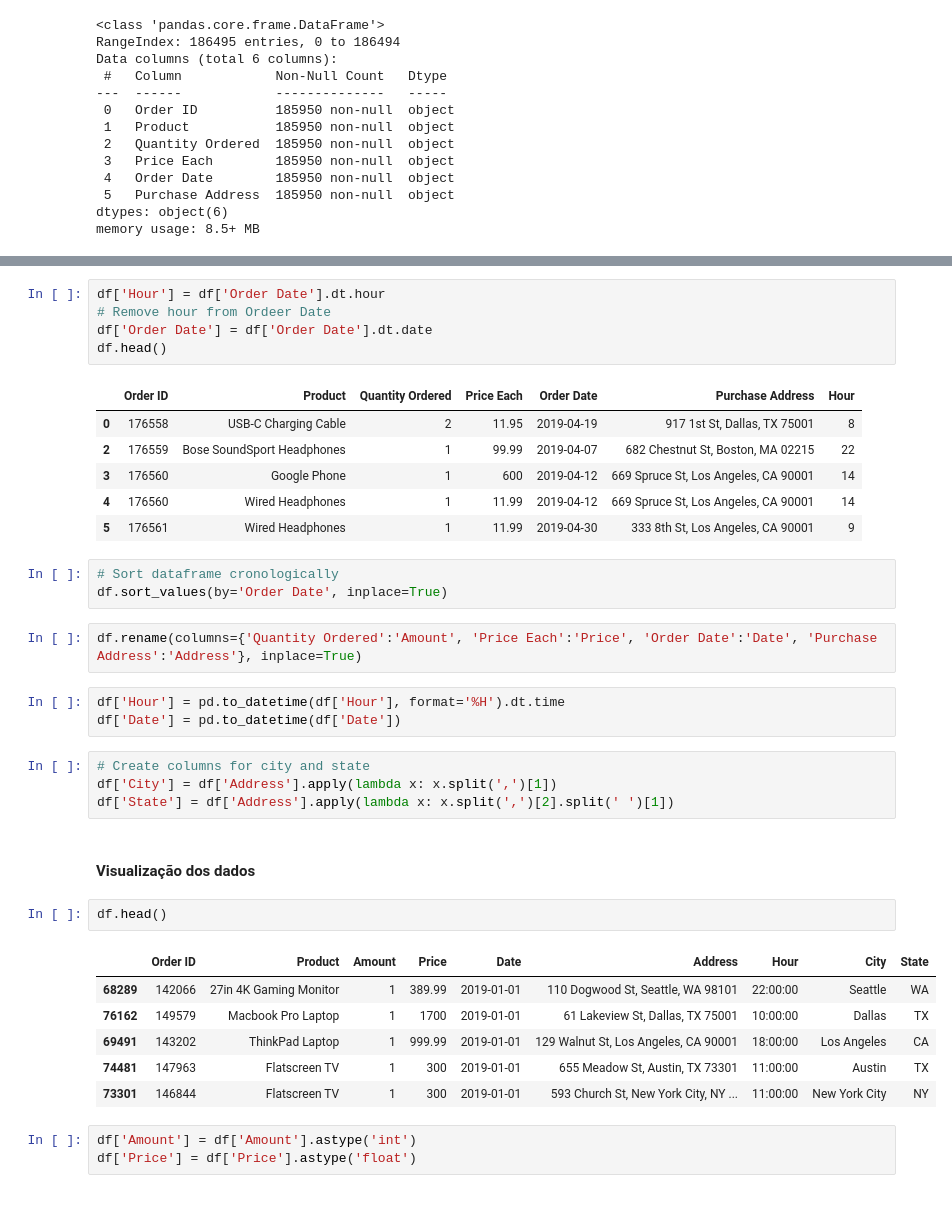
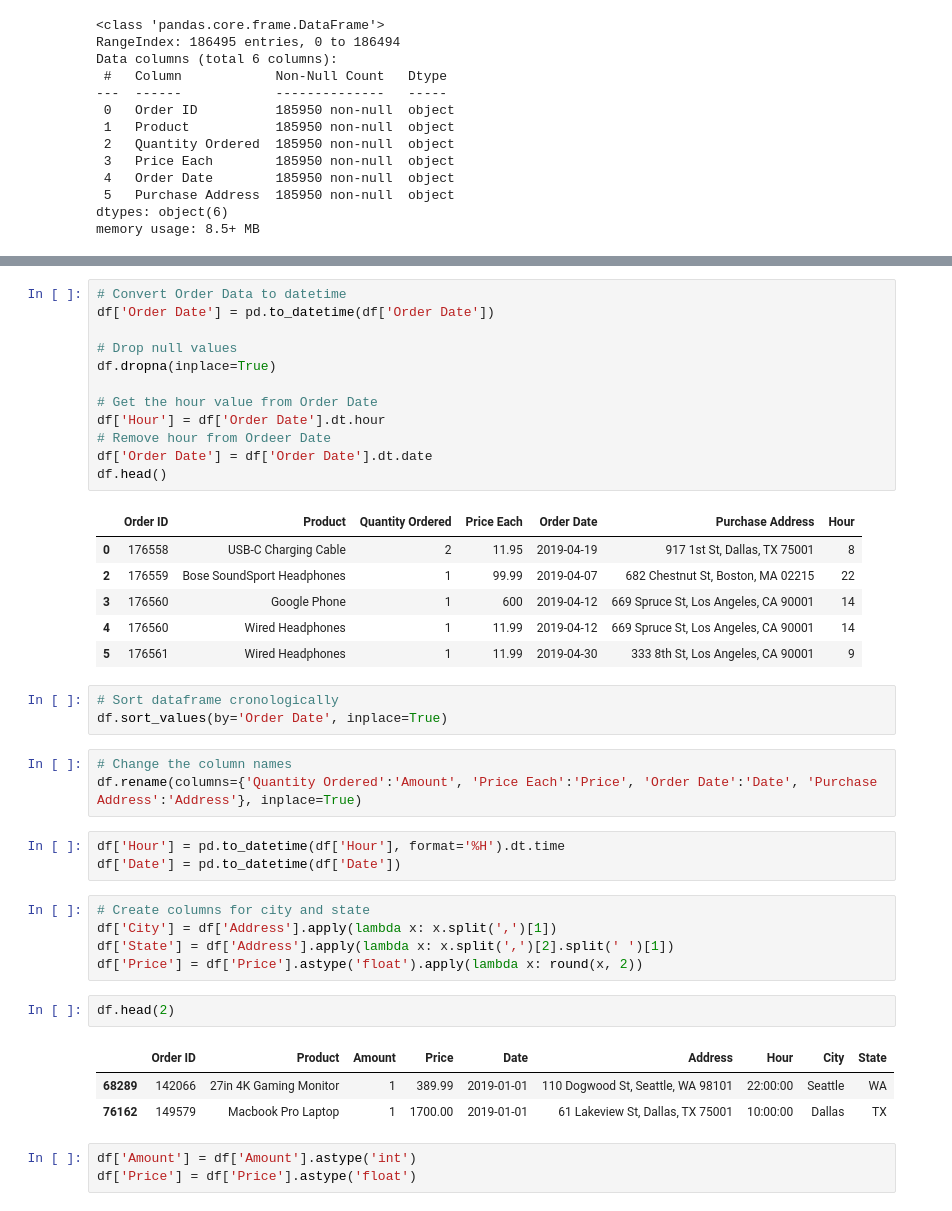
Before and after one commit to Gust4242/Forecasting-techniques, a Jupyter notebook: Forecasting algorithms.ipynb, the cells around one changed output, grey strips where cells are left out. Saved outputs shown, nothing was run; the diff lists cells and outputs as text.

```diff
--- a/Forecasting algorithms.ipynb
+++ b/Forecasting algorithms.ipynb
@@ -81,4 +77,11 @@ df.dropna(inplace=True)
 # %%
+# Convert Order Data to datetime
+df['Order Date'] = pd.to_datetime(df['Order Date'])
+
+# Drop null values
+df.dropna(inplace=True)
+
+# Get the hour value from Order Date
 df['Hour'] = df['Order Date'].dt.hour
 # Remove hour from Ordeer Date
 df['Order Date'] = df['Order Date'].dt.date
@@ -94,6 +97,7 @@ df.head()
 # Sort dataframe cronologically
 df.sort_values(by='Order Date', inplace=True)
 # %%
+# Change the column names
 df.rename(columns={'Quantity Ordered':'Amount', 'Price Each':'Price', 'Order Date':'Date', 'Purchase Address':'Address'}, inplace=True)
 # %%
 df['Hour'] = pd.to_datetime(df['Hour'], format='%H').dt.time
@@ -102,17 +106,13 @@ df['Date'] = pd.to_datetime(df['Date'])
 # Create columns for city and state
 df['City'] = df['Address'].apply(lambda x: x.split(',')[1])
 df['State'] = df['Address'].apply(lambda x: x.split(',')[2].split(' ')[1])
+df['Price'] = df['Price'].astype('float').apply(lambda x: round(x, 2))
-# %% [markdown]
-#### Visualização dos dados
 # %%
-df.head()
+df.head(2)
 # %% [output]
 |  | Order ID | Product | Amount | Price | Date | Address | Hour | City | State |
 | 68289 | 142066 | 27in 4K Gaming Monitor | 1 | 389.99 | 2019-01-01 | 110 Dogwood St, Seattle, WA 98101 | 22:00:00 | Seattle | WA |
-| 76162 | 149579 | Macbook Pro Laptop | 1 | 1700 | 2019-01-01 | 61 Lakeview St, Dallas, TX 75001 | 10:00:00 | Dallas | TX |
-| 69491 | 143202 | ThinkPad Laptop | 1 | 999.99 | 2019-01-01 | 129 Walnut St, Los Angeles, CA 90001 | 18:00:00 | Los Angeles | CA |
-| 74481 | 147963 | Flatscreen TV | 1 | 300 | 2019-01-01 | 655 Meadow St, Austin, TX 73301 | 11:00:00 | Austin | TX |
-| 73301 | 146844 | Flatscreen TV | 1 | 300 | 2019-01-01 | 593 Church St, New York City, NY ... | 11:00:00 | New York City | NY |
+| 76162 | 149579 | Macbook Pro Laptop | 1 | 1700.00 | 2019-01-01 | 61 Lakeview St, Dallas, TX 75001 | 10:00:00 | Dallas | TX |
 # %%
 df['Amount'] = df['Amount'].astype('int')
 df['Price'] = df['Price'].astype('float')
```
Also changed, not shown: parts of 43 cells of this notebook, 1 other file.
